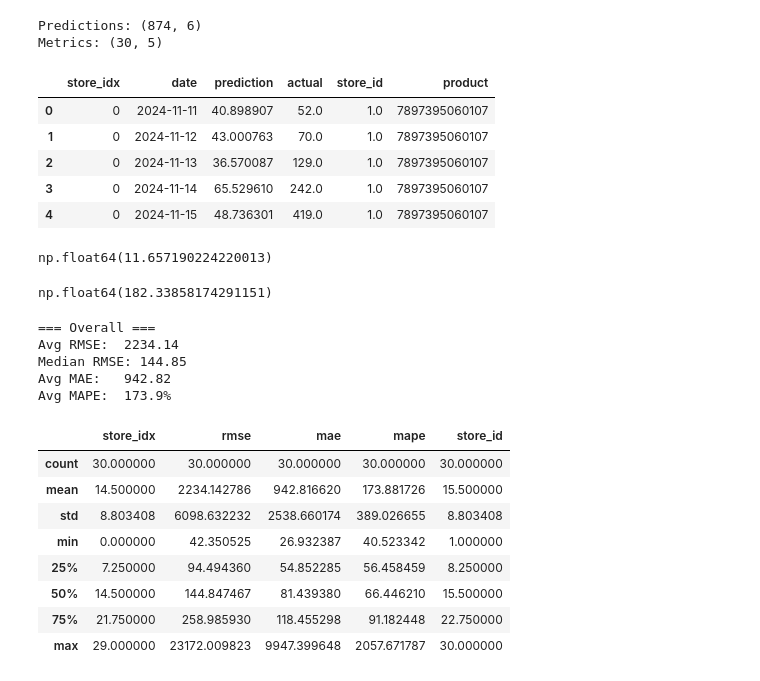
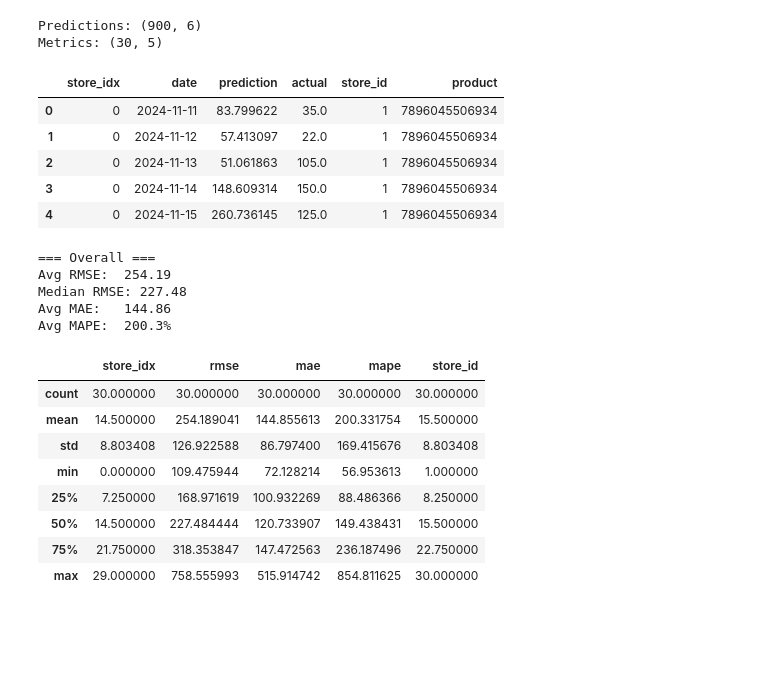
Before and after one commit to SantiagoRomanoOddone/forecasting-at-scale, a Jupyter notebook: notebooks/analyze_results.ipynb, the cells around one changed output. Cells and saved outputs as stored; diff of their text form; code cells hidden in the pictures; blank space fills up the shorter version.

```diff
--- a/notebooks/analyze_results.ipynb
+++ b/notebooks/analyze_results.ipynb
@@ -1,35 +22,27 @@
 # %%
 import pandas as pd
 import matplotlib.pyplot as plt
 
 
-# predictions = pd.read_csv('../results/test_predictions.csv')
-# metrics = pd.read_csv('../results/test_metrics.csv')
+predictions = pd.read_csv('../results/test_predictions.csv')
+metrics = pd.read_csv('../results/test_metrics.csv')
 
 
-predictions = pd.read_csv('/Users/sr/Documents/code/forecasting-at-scale/results/test_xgboost_predictions.csv')
-metrics = pd.read_csv('/Users/sr/Documents/code/forecasting-at-scale/results/test_xgboost_metrics.csv')
+# predictions = pd.read_csv('/Users/sr/Documents/code/forecasting-at-scale/results/test_xgboost_predictions.csv')
+# metrics = pd.read_csv('/Users/sr/Documents/code/forecasting-at-scale/results/test_xgboost_metrics.csv')
 
 print(f'Predictions: {predictions.shape}')
 print(f'Metrics: {metrics.shape}')
 predictions.head()
 # %% [output]
-Predictions: (874, 6)
+Predictions: (900, 6)
 Metrics: (30, 5)
 |  | store_idx | date | prediction | actual | store_id | product |
-| 0 | 0 | 2024-11-11 | 40.898907 | 52.0 | 1.0 | 7897395060107 |
-| 1 | 0 | 2024-11-12 | 43.000763 | 70.0 | 1.0 | 7897395060107 |
-| 2 | 0 | 2024-11-13 | 36.570087 | 129.0 | 1.0 | 7897395060107 |
-| 3 | 0 | 2024-11-14 | 65.529610 | 242.0 | 1.0 | 7897395060107 |
-| 4 | 0 | 2024-11-15 | 48.736301 | 419.0 | 1.0 | 7897395060107 |
+| 0 | 0 | 2024-11-11 | 83.799622 | 35.0 | 1 | 7896045506934 |
+| 1 | 0 | 2024-11-12 | 57.413097 | 22.0 | 1 | 7896045506934 |
+| 2 | 0 | 2024-11-13 | 51.061863 | 105.0 | 1 | 7896045506934 |
+| 3 | 0 | 2024-11-14 | 148.609314 | 150.0 | 1 | 7896045506934 |
+| 4 | 0 | 2024-11-15 | 260.736145 | 125.0 | 1 | 7896045506934 |
-# %%
-predictions[predictions['store_id']==16]['prediction'].mean()
-# %% [output]
-np.float64(11.657190224220013)
-# %%
-predictions[predictions['store_id']==15]['prediction'].mean()
-# %% [output]
-np.float64(182.33858174291151)
 # %%
 # Overall metrics summary
 print('=== Overall ===')
@@ -41,19 +54,19 @@ print()
 metrics.describe()
 # %% [output]
 === Overall ===
-Avg RMSE:  2234.14
-Median RMSE: 144.85
-Avg MAE:   942.82
-Avg MAPE:  173.9%
+Avg RMSE:  254.19
+Median RMSE: 227.48
+Avg MAE:   144.86
+Avg MAPE:  200.3%
 |  | store_idx | rmse | mae | mape | store_id |
 | count | 30.000000 | 30.000000 | 30.000000 | 30.000000 | 30.000000 |
-| mean | 14.500000 | 2234.142786 | 942.816620 | 173.881726 | 15.500000 |
-| std | 8.803408 | 6098.632232 | 2538.660174 | 389.026655 | 8.803408 |
-| min | 0.000000 | 42.350525 | 26.932387 | 40.523342 | 1.000000 |
-| 25% | 7.250000 | 94.494360 | 54.852285 | 56.458459 | 8.250000 |
-| 50% | 14.500000 | 144.847467 | 81.439380 | 66.446210 | 15.500000 |
-| 75% | 21.750000 | 258.985930 | 118.455298 | 91.182448 | 22.750000 |
-| max | 29.000000 | 23172.009823 | 9947.399648 | 2057.671787 | 30.000000 |
+| mean | 14.500000 | 254.189041 | 144.855613 | 200.331754 | 15.500000 |
+| std | 8.803408 | 126.922588 | 86.797400 | 169.415676 | 8.803408 |
+| min | 0.000000 | 109.475944 | 72.128214 | 56.953613 | 1.000000 |
+| 25% | 7.250000 | 168.971619 | 100.932269 | 88.486366 | 8.250000 |
+| 50% | 14.500000 | 227.484444 | 120.733907 | 149.438431 | 15.500000 |
+| 75% | 21.750000 | 318.353847 | 147.472563 | 236.187496 | 22.750000 |
+| max | 29.000000 | 758.555993 | 515.914742 | 854.811625 | 30.000000 |
 # %%
 # MAPE per store (capped at 200% for readability)
 fig, ax = plt.subplots(figsize=(14, 5))
```
Also changed, not shown: parts of 6 cells of this notebook, 6 other files.
